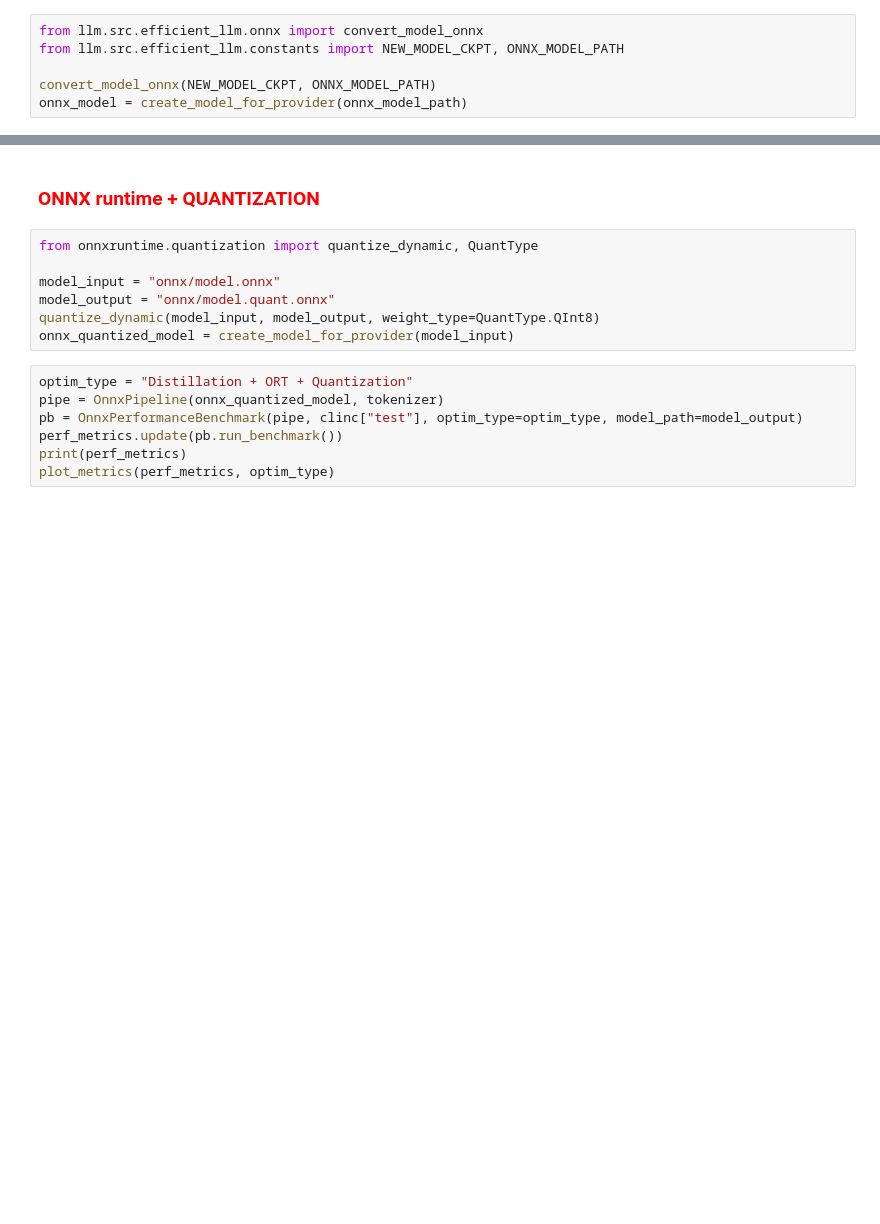
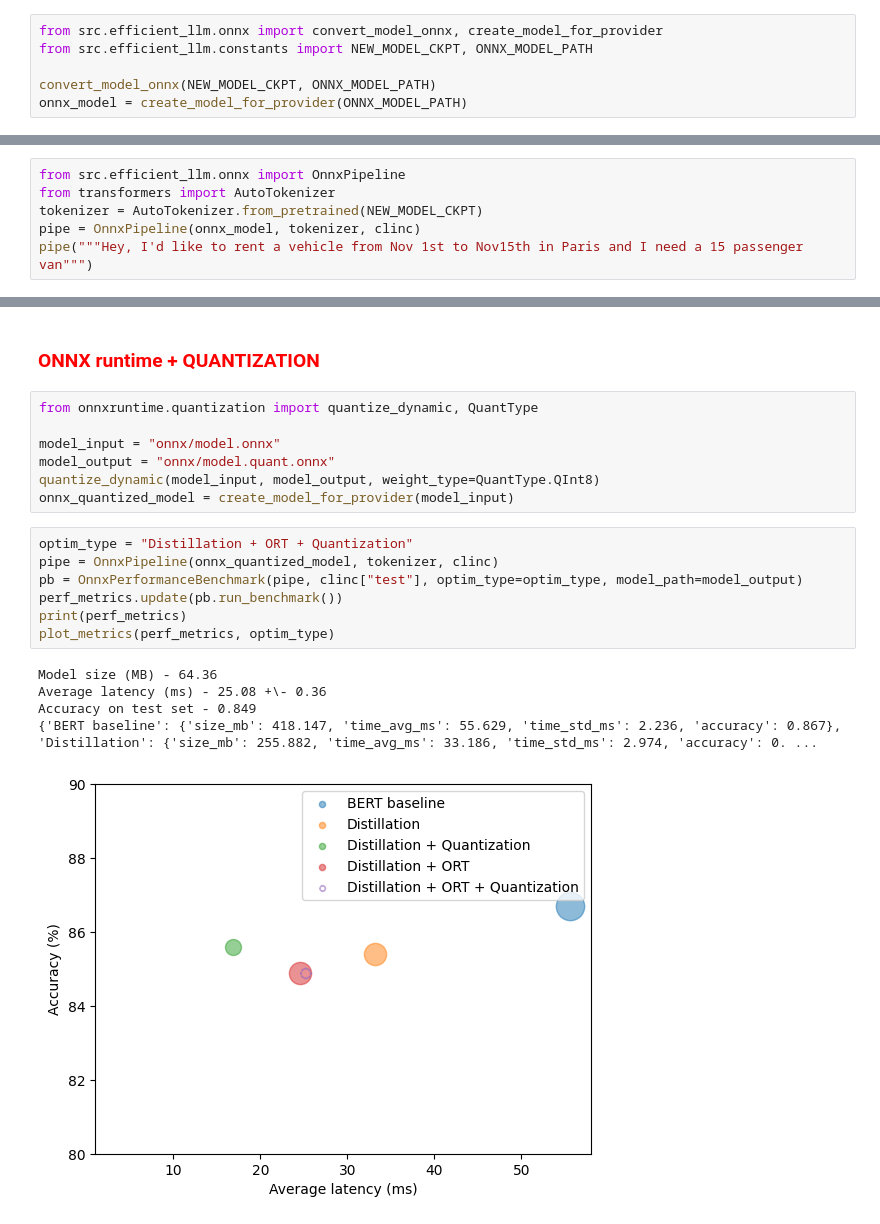
Before and after one commit to hmzhan/llm, a Jupyter notebook: notebooks/nlp-knowledge-distillation.ipynb, the cells around one changed output, grey strips where cells are left out. Drawn from its saved outputs; the diff is of its cells as text; blank space fills up the shorter version.

Commit message:
Kaggle Notebook | nlp-knowledge-distillation | Version 25

```diff
--- a/notebooks/nlp-knowledge-distillation.ipynb
+++ b/notebooks/nlp-knowledge-distillation.ipynb
@@ -105,6 +158,6 @@ plot_metrics(perf_metrics, optim_type)
 # %%
-from llm.src.efficient_llm.onnx import convert_model_onnx
-from llm.src.efficient_llm.constants import NEW_MODEL_CKPT, ONNX_MODEL_PATH
+from src.efficient_llm.onnx import convert_model_onnx, create_model_for_provider
+from src.efficient_llm.constants import NEW_MODEL_CKPT, ONNX_MODEL_PATH
 
 convert_model_onnx(NEW_MODEL_CKPT, ONNX_MODEL_PATH)
-onnx_model = create_model_for_provider(onnx_model_path)
+onnx_model = create_model_for_provider(ONNX_MODEL_PATH)
@@ -113,0 +182,6 @@ pipe(query)
+# %%
+from src.efficient_llm.onnx import OnnxPipeline
+from transformers import AutoTokenizer
+tokenizer = AutoTokenizer.from_pretrained(NEW_MODEL_CKPT)
+pipe = OnnxPipeline(onnx_model, tokenizer, clinc)
+pipe("""Hey, I'd like to rent a vehicle from Nov 1st to Nov15th in Paris and I need a 15 passenger van""")
@@ -128,8 +212,14 @@ quantize_dynamic(model_input, model_output, weight_type=QuantType.QInt8)
 onnx_quantized_model = create_model_for_provider(model_input)
 # %%
 optim_type = "Distillation + ORT + Quantization"
-pipe = OnnxPipeline(onnx_quantized_model, tokenizer)
+pipe = OnnxPipeline(onnx_quantized_model, tokenizer, clinc)
 pb = OnnxPerformanceBenchmark(pipe, clinc["test"], optim_type=optim_type, model_path=model_output)
 perf_metrics.update(pb.run_benchmark())
 print(perf_metrics)
 plot_metrics(perf_metrics, optim_type)
+# %% [output]
+Model size (MB) - 64.36
+Average latency (ms) - 25.08 +\- 0.36
+Accuracy on test set - 0.849
+{'BERT baseline': {'size_mb': 418.147, 'time_avg_ms': 55.629, 'time_std_ms': 2.236, 'accuracy': 0.867}, 'Distillation': {'size_mb': 255.882, 'time_avg_ms': 33.186, 'time_std_ms': 2.974, 'accuracy': 0. ...
+[figure, added]
```
Also changed, not shown: parts of 12 cells of this notebook.
